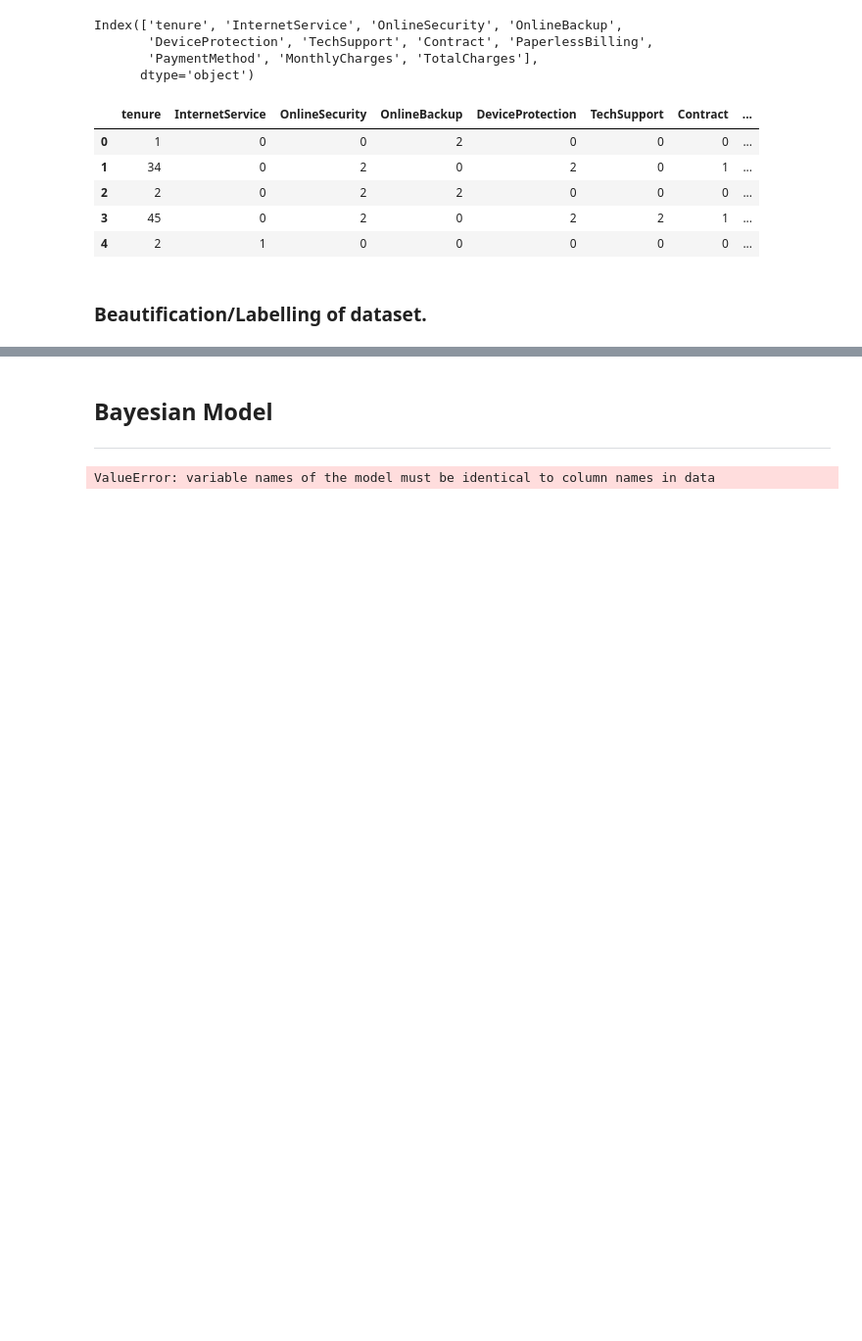
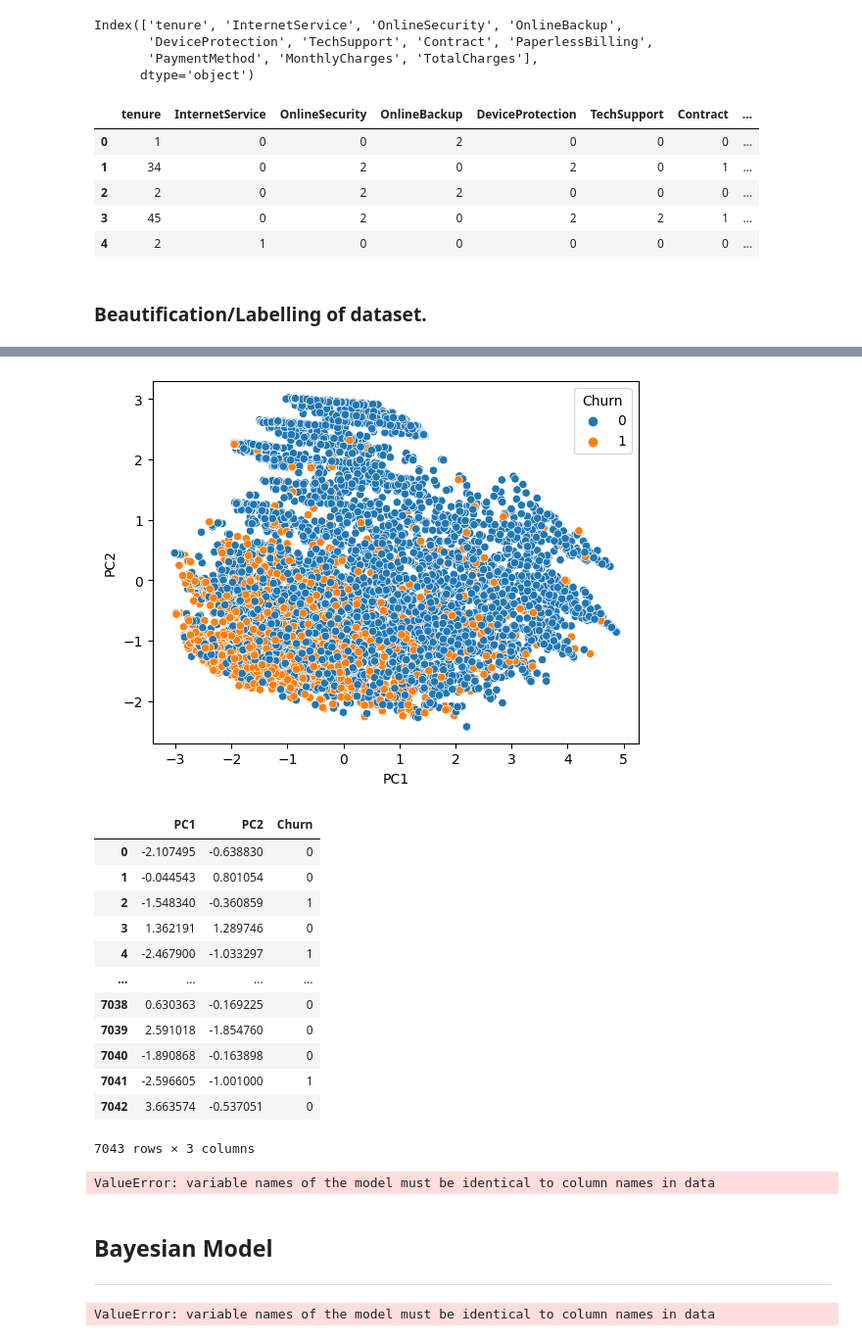
Before and after one commit to rickashb/BigDataAnalytics, a Jupyter notebook: bigdproject.ipynb, the cells around one changed output, grey strips where cells are left out. Shown at 98% size. Saved outputs shown, nothing was run; the diff lists cells and outputs as text; code cells hidden in the pictures; blank space fills up the shorter version.

```diff
--- a/bigdproject.ipynb
+++ b/bigdproject.ipynb
@@ -333,6 +333,78 @@ df.head(10)
 | 7 | 10 | 0 | 2 | 0 | ... |
 | 8 | 28 | 1 | 0 | 0 | ... |
 | 9 | 62 | 0 | 2 | 2 | ... |
+# %%
+# assume df is your DataFrame containing the dataset
+from sklearn.decomposition import PCA
+from sklearn.preprocessing import StandardScaler
+
+# standardize the features
+features = df.drop('Churn (No-0, Yes-1)', axis=1) # drop the target variable
+scaler = StandardScaler()
+features_scaled = scaler.fit_transform(features)
+
+# perform PCA with n_components=2
+pca = PCA(n_components=2)
+pca.fit(features_scaled)
+pca_transformed = pca.transform(features_scaled)
+
+# create a new DataFrame containing the PCA results
+pca_df = pd.DataFrame(data=pca_transformed, columns=['PC1', 'PC2'])
+pca_df[' '] = df['Churn (No-0, Yes-1)'] # add back the target variable
+pca_df.rename(columns={" ": "Churn"}, inplace=True)
+# visualize the results
+sns.scatterplot(x='PC1', y='PC2', hue = 'Churn', data=pca_df)
+plt.show()
+
+pca_df
+# %% [output]
+[figure, added]
+|  | PC1 | PC2 | Churn |
+| 0 | -2.107495 | -0.638830 | 0 |
+| 1 | -0.044543 | 0.801054 | 0 |
+| 2 | -1.548340 | -0.360859 | 1 |
+| 3 | 1.362191 | 1.289746 | 0 |
+| 4 | -2.467900 | -1.033297 | 1 |
+| ... | ... | ... | ... |
+| 7038 | 0.630363 | -0.169225 | 0 |
+| 7039 | 2.591018 | -1.854760 | 0 |
+| 7040 | -1.890868 | -0.163898 | 0 |
+| 7041 | -2.596605 | -1.001000 | 1 |
+| 7042 | 3.663574 | -0.537051 | 0 |
+7043 rows × 3 columns
+# %%
+# Importing the required libraries
+from pgmpy.estimators import BayesianEstimator
+from pgmpy.models import BayesianModel
+
+# Creating the Bayesian network model
+# Define the Bayesian model using pgmpy
+model = BayesianModel([
+               ('Tenure (Months)', 'Churn'),
+            ('InternetService (DSL-0, FO-1, NO-2)', 'Churn'),
+            ('OnlineSecurity (No-0, No InternetService-1, Yes-2)', 'Churn'),
+            ('OnlineBackup (No-0, No InternetService-1, Yes-2)', 'Churn'),
+            ('DeviceProtection (No-0, No InternetService-1, Yes-2)', 'Churn'),
+            ('TechSupport (No-0, No InternetService-1, Yes-2)', 'Churn'),
+            ('Contract (M to M-0, 1 Year-1, 2 Years-2)', 'Churn'),
+            ('PaperlessBilling (No-0, Yes-1)', 'Churn'),
+            ('PaymentMethod(BT-0, CC-1, EC-2, MC-3)', 'Churn'),
+            ('MonthlyCharges', 'Churn'),
+            ('TotalCharges', 'Churn')
+])
+
+# Fitting the Bayesian network to the data
+estimator = BayesianEstimator(model, pca_df)
+cpds = estimator.get_parameters(prior_type='BDeu', equivalent_sample_size=100)
+model.add_cpds(*cpds)
+
+# Plotting the Bayesian network
+from pgmpy.visualization import MatplotlibDrawer
+drawer = MatplotlibDrawer()
+drawer.draw(model)
+plt.show()
+# %% [output]
+ValueError: variable names of the model must be identical to column names in data
 # %% [markdown]
 ## Bayesian Model
 ***
```
Also changed, not shown: parts of 5 cells of this notebook.
